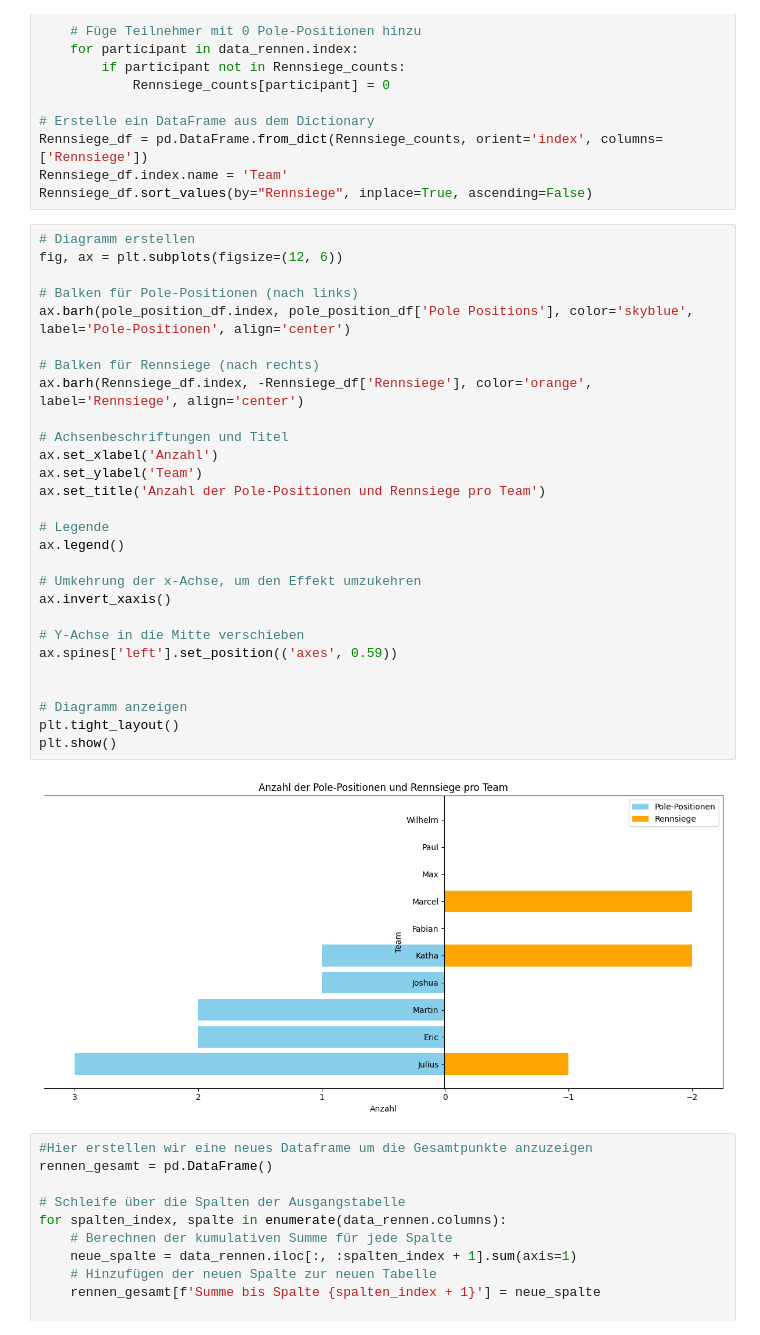
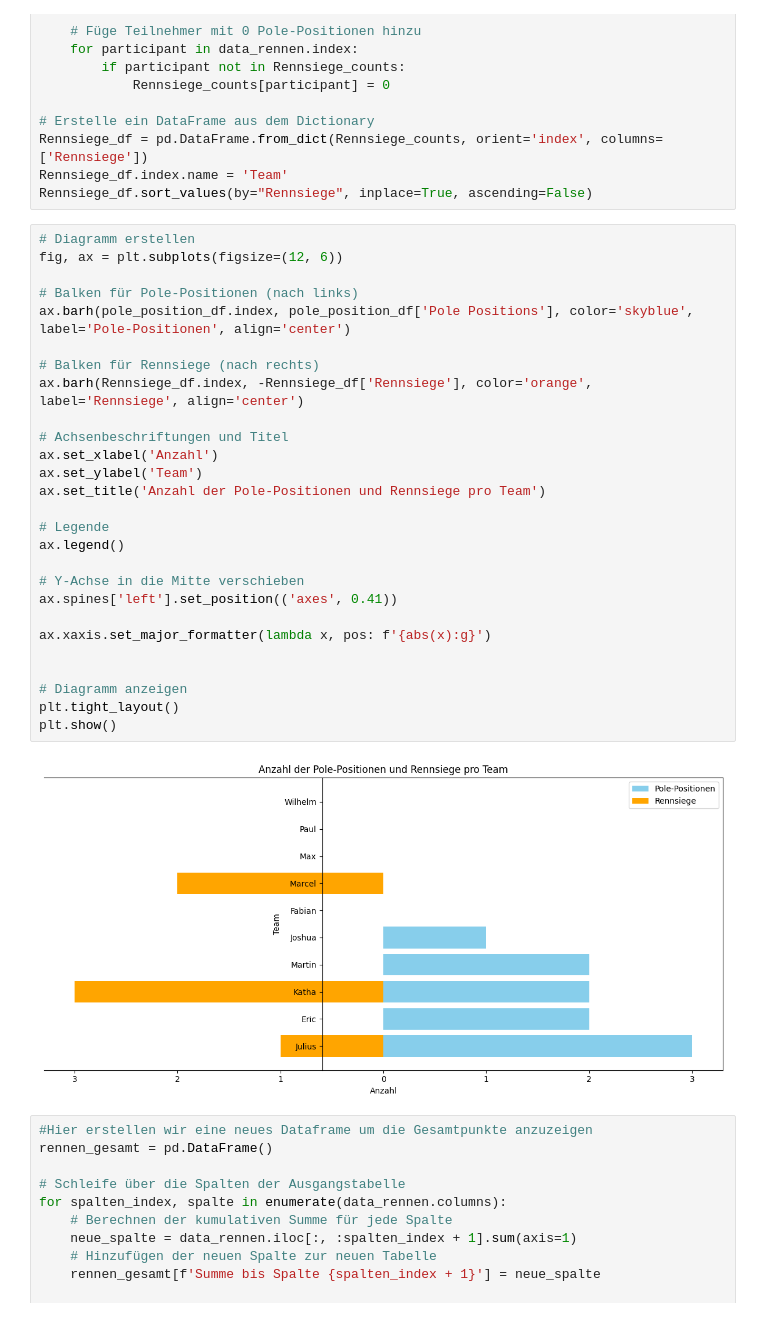
Before and after one commit to Git-Ville/Upper-Lusatia-F1-Fans-League-Statistics, a Jupyter notebook: Statistics.ipynb, the cells around one changed output. Drawn from its saved outputs; the diff is of its cells as text.

```diff
--- a/Statistics.ipynb
+++ b/Statistics.ipynb
@@ -100,33 +100,32 @@ Rennsiege_df.sort_values(by="Rennsiege", inplace=True, ascending=False)
 # %%
 # Diagramm erstellen
 fig, ax = plt.subplots(figsize=(12, 6))
 
 # Balken für Pole-Positionen (nach links)
 ax.barh(pole_position_df.index, pole_position_df['Pole Positions'], color='skyblue', label='Pole-Positionen', align='center')
 
 # Balken für Rennsiege (nach rechts)
 ax.barh(Rennsiege_df.index, -Rennsiege_df['Rennsiege'], color='orange', label='Rennsiege', align='center')
 
 # Achsenbeschriftungen und Titel
 ax.set_xlabel('Anzahl')
 ax.set_ylabel('Team')
 ax.set_title('Anzahl der Pole-Positionen und Rennsiege pro Team')
 
 # Legende
 ax.legend()
 
-# Umkehrung der x-Achse, um den Effekt umzukehren
-ax.invert_xaxis()
+# Y-Achse in die Mitte verschieben
+ax.spines['left'].set_position(('axes', 0.41))
 
-# Y-Achse in die Mitte verschieben
-ax.spines['left'].set_position(('axes', 0.59))
+ax.xaxis.set_major_formatter(lambda x, pos: f'{abs(x):g}')
 
 
 # Diagramm anzeigen
 plt.tight_layout()
 plt.show()
 # %% [output]
-[figure, old version]
+[figure, new version]
 # %%
 #Hier erstellen wir eine neues Dataframe um die Gesamtpunkte anzuzeigen
 rennen_gesamt = pd.DataFrame()
```
Also changed, not shown: parts of 5 cells of this notebook, 1 other file.
